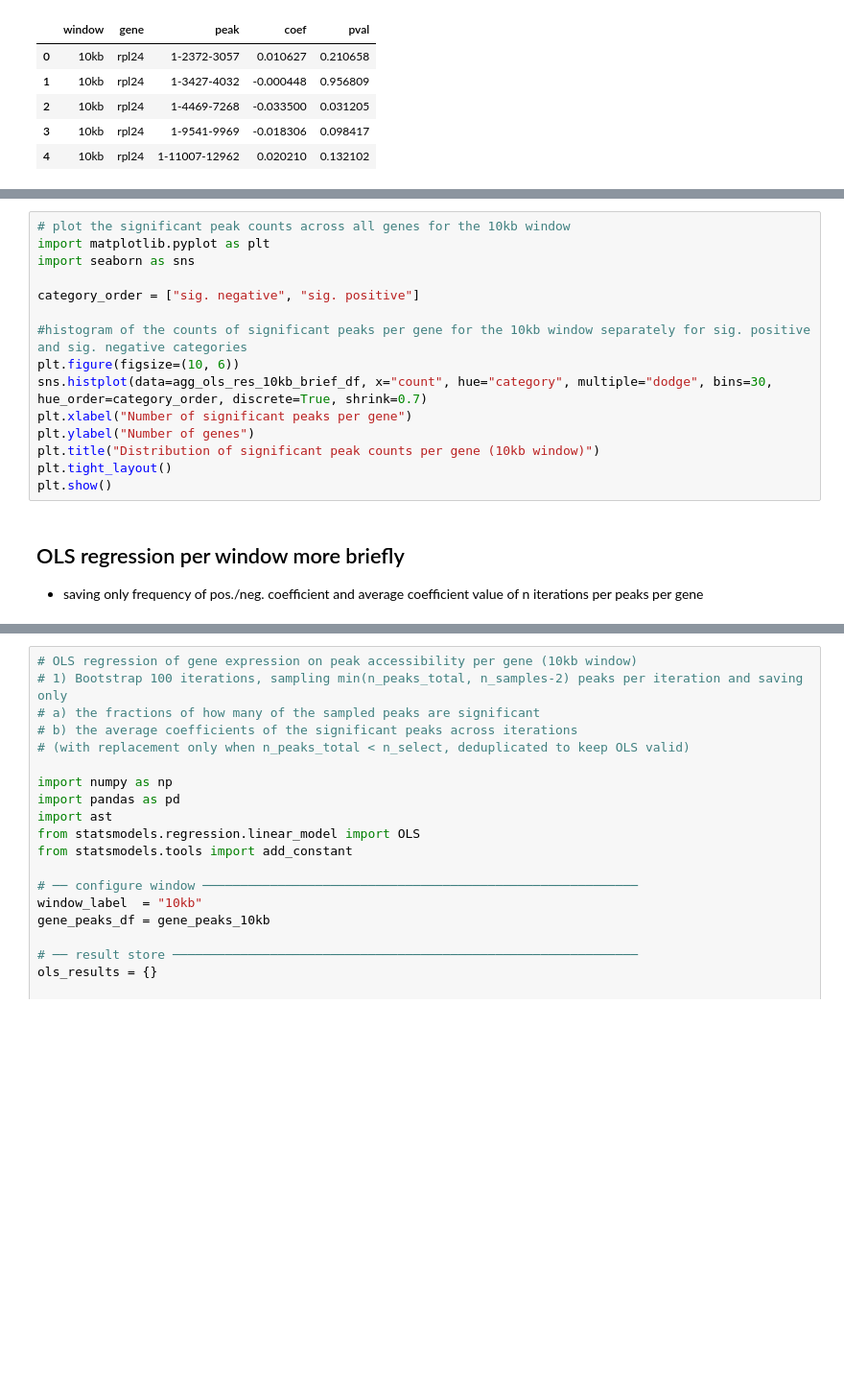
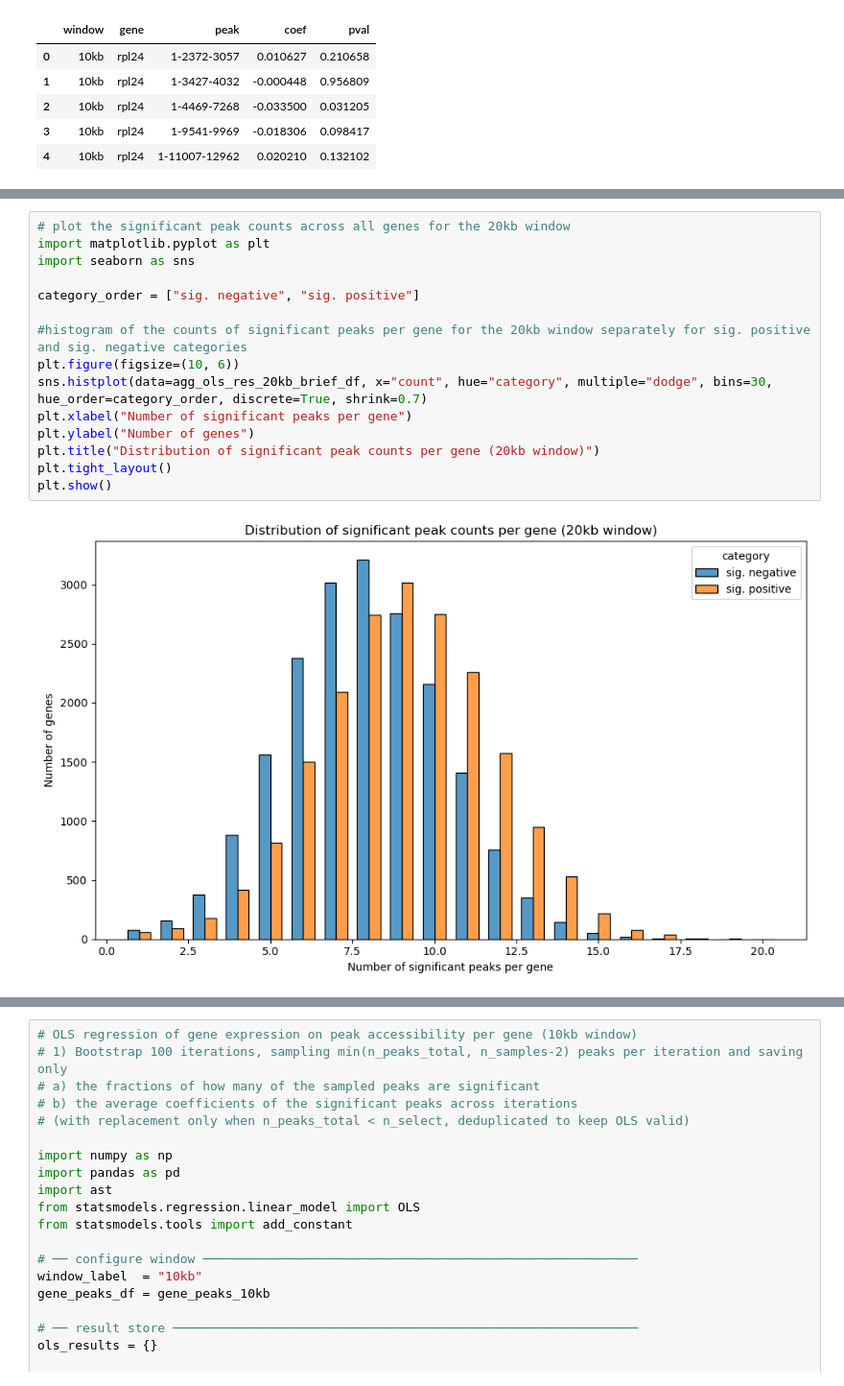
Before and after one commit to smin07/BA, a Jupyter notebook: notebooks/RNA_ATAC_ols_lm_ct.ipynb, the cells around one changed output, grey strips where cells are left out. Shown at 96% size. Drawn from its saved outputs; the diff is of its cells as text; blank space fills up the shorter version.

```diff
--- a/notebooks/RNA_ATAC_ols_lm_ct.ipynb
+++ b/notebooks/RNA_ATAC_ols_lm_ct.ipynb
@@ -325,18 +351,17 @@ ImportError: cannot import name 'classify_peak_gene_pairs' from 'your_package.ol
-# %%
-# plot the significant peak counts across all genes for the 10kb window
-import matplotlib.pyplot as plt
-import seaborn as sns
-
-category_order = ["sig. negative", "sig. positive"]
-
-#histogram of the counts of significant peaks per gene for the 10kb window separately for sig. positive and sig. negative categories
-plt.figure(figsize=(10, 6))
-sns.histplot(data=agg_ols_res_10kb_brief_df, x="count", hue="category", multiple="dodge", bins=30, hue_order=category_order, discrete=True, shrink=0.7)
-plt.xlabel("Number of significant peaks per gene")
-plt.ylabel("Number of genes")
-plt.title("Distribution of significant peak counts per gene (10kb window)")
-plt.tight_layout()
-plt.show()
-# %% [markdown]
-## OLS regression per window more briefly
-- saving only frequency of pos./neg. coefficient and average coefficient value of n iterations per peaks per gene
+# %%
+# plot the significant peak counts across all genes for the 20kb window
+import matplotlib.pyplot as plt
+import seaborn as sns
+
+category_order = ["sig. negative", "sig. positive"]
+
+#histogram of the counts of significant peaks per gene for the 20kb window separately for sig. positive and sig. negative categories
+plt.figure(figsize=(10, 6))
+sns.histplot(data=agg_ols_res_20kb_brief_df, x="count", hue="category", multiple="dodge", bins=30, hue_order=category_order, discrete=True, shrink=0.7)
+plt.xlabel("Number of significant peaks per gene")
+plt.ylabel("Number of genes")
+plt.title("Distribution of significant peak counts per gene (20kb window)")
+plt.tight_layout()
+plt.show()
+# %% [output]
+[figure, added]
```
Also changed, not shown: parts of 14 cells of this notebook.
